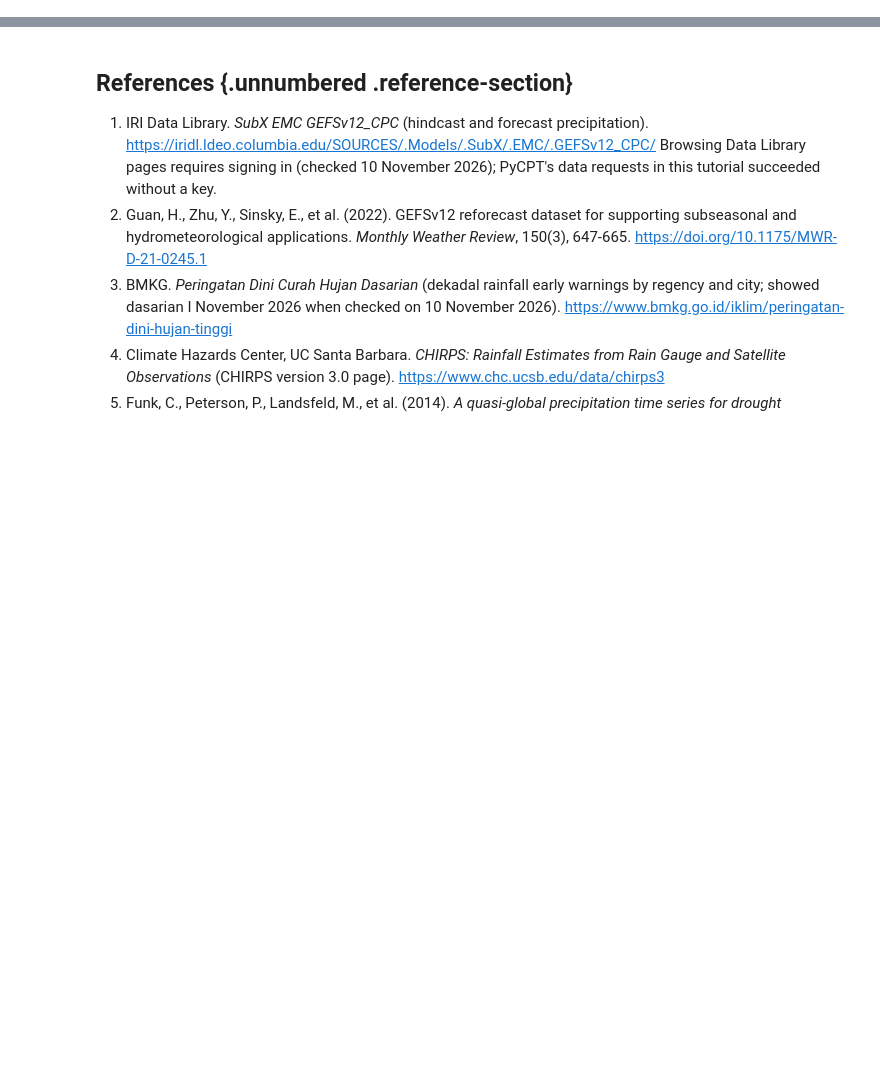
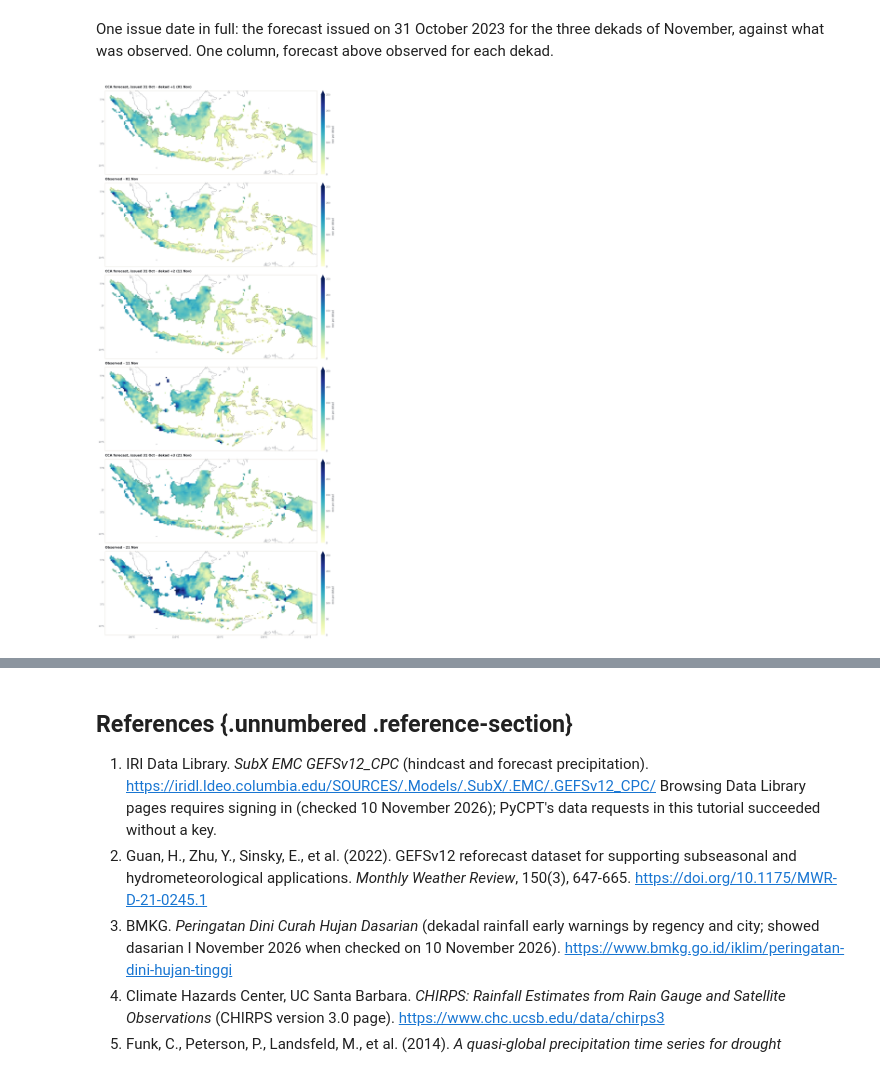
Before and after one commit to bennyistanto/pycpt-tutorial, a Jupyter notebook: docs/notebooks/dekad-leads-2023.ipynb, the cells around one changed output, grey strips where cells are left out. Drawn from its saved outputs; the diff is of its cells as text; code cells hidden in the pictures; blank space fills up the shorter version.

```diff
--- a/docs/notebooks/dekad-leads-2023.ipynb
+++ b/docs/notebooks/dekad-leads-2023.ipynb
@@ -558,0 +405,28 @@ docs/assets/dekad-leads-2023/skill-by-lead.png  (105 kB)
+# %%
+obs_2023 = obs.sel(T=test_T)
+obs_2023_anom = y_anom.sel(T=test_T).where(obs_2023.notnull())
+clim_2023 = y_clim.sel(strftime=[pd.Timestamp(t).strftime("%m-%d") for t in test_T]).drop_vars("strftime").assign_coords(
+    strftime=("strftime", test_T)).rename(strftime="T").transpose("T", "Y", "X")
+lower, upper = np.quantile(Y.transpose("T", "Y", "X").values, [0.33, 0.67], axis=0, method="hazen")
+lower = xr.DataArray(lower, coords={"Y": Y["Y"], "X": Y["X"]}, dims=("Y", "X"))
+upper = lower.copy(data=upper)
+observed_category = xr.where(obs_2023_anom < lower, 0, xr.where(obs_2023_anom > upper, 2, 1)).where(obs_2023_anom.notnull())
+
+forecast = {}
+clipped = 0
+for (lead, method), r in results.items():
+    anomaly = plain(clean(r["forecast"].deterministic), test_T).where(cells)
+    total = clim_2023 + anomaly
+    clipped += int((total < 0).sum()) if method == "CCA" else 0
+    probability = plain(clean(r["forecast"].probabilistic), test_T)
+    most_likely = probability.fillna(-1).argmax("C").where(probability.notnull().all("C") & cells)
+    forecast[lead, method] = dict(anomaly=anomaly, total=total.clip(min=0), probability=probability,
+                                  most_likely=most_likely, top=probability.max("C").where(cells))
+print("CCA forecast totals below zero before clipping (cell-dekads, all leads):", clipped)
+
+issues = {}
+for r in design[design.kind == "forecast"].sort_values(["start", "lead"]).itertuples():
+    issues.setdefault(r.start, []).append((int(r.lead), pd.Timestamp(r.dekad)))
+print(f"{len(issues)} issue dates in 2023:")
+for start, items in issues.items():
+    print(f"  issued {start:%d %b}: " + ", ".join(f"dekad +{lead} = {d:%d %b}" for lead, d in sorted(items)))
@@ -558,0 +447,21 @@ docs/assets/dekad-leads-2023/skill-by-lead.png  (105 kB)
+# %% [markdown]
+One issue date in full: the forecast issued on 31 October 2023 for the three
+dekads of November, against what was observed. One column, forecast above observed
+for each dekad.
+# %%
+example = pd.Timestamp("2023-10-31").date()
+items = sorted(issues[example])
+fig, grid = figures.stacked([figures.map_height(predictand_box)] * 6)
+row = 0
+for lead, target in items:
+    for label, field in [(f"CCA forecast, issued 31 Oct · dekad +{lead} ({target:%d %b})", forecast[lead, "CCA"]["total"].sel(T=target)),
+                         (f"Observed · {target:%d %b}", obs_2023.sel(T=target))]:
+        ax = figures.map_axes(fig, grid[row, 0], predictand_box, bottom_labels=row == 5)
+        image = figures.draw_field(ax, field, cmap="YlGnBu", vmin=0, vmax=250)
+        ax.set_title(label)
+        figures.colorbar(fig, image, ax, "mm per dekad", extend="max")
+        row += 1
+fig.savefig(assets / "issued-2023-10-31.png")
+plt.show()
+# %% [output]
+[figure, added]
```
Also changed, not shown: parts of 50 cells of this notebook, 26 other files.
